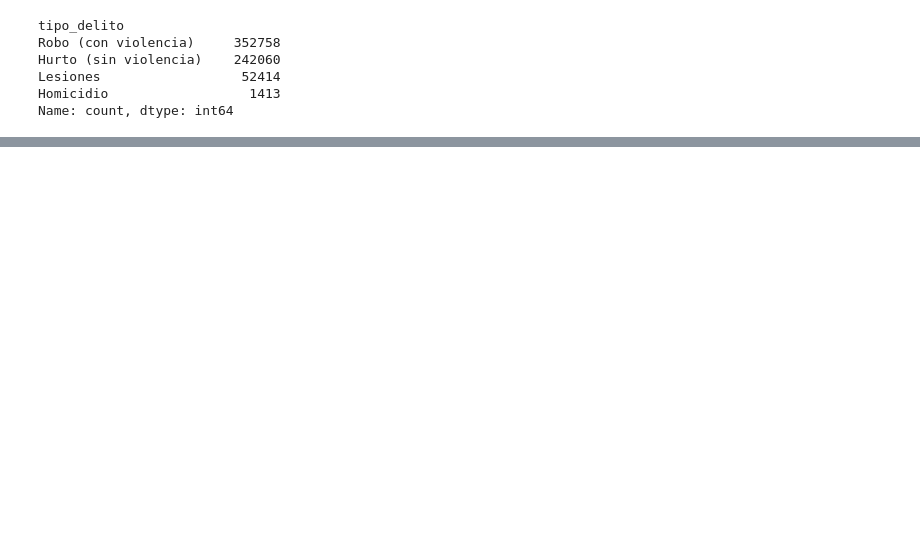
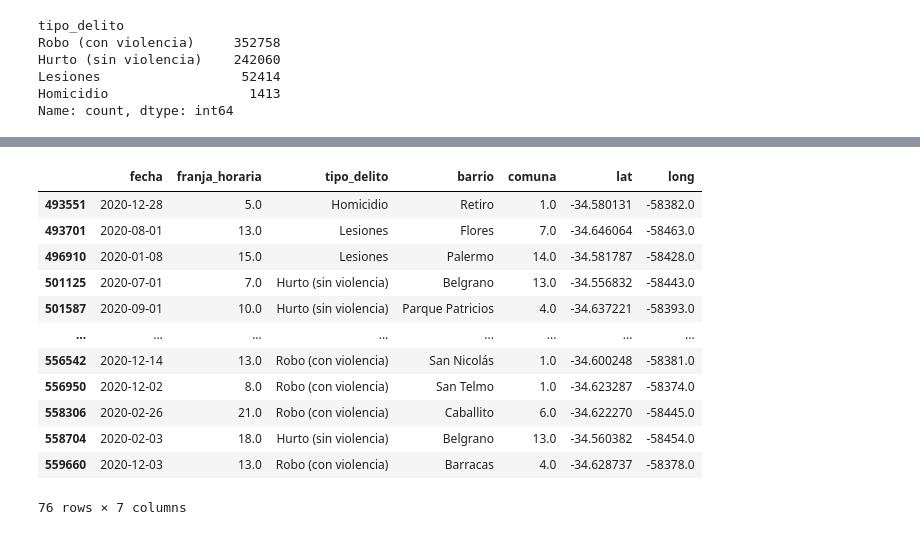
Before and after one commit to ctalamilla/analitica_delitos, a Jupyter notebook: delitos_etl.ipynb, the cells around one changed output, grey strips where cells are left out. Cells and saved outputs as stored; diff of their text form; code cells hidden in the pictures; blank space fills up the shorter version.

```diff
--- a/delitos_etl.ipynb
+++ b/delitos_etl.ipynb
@@ -81,3 +81,13 @@ extract_load(links)
 648645 rows × 7 columns
 # %%
 delitos = pd.read_csv("./datalake/delitos_consolidado.csv",  low_memory=False).drop("Unnamed: 0", axis=1)
+# %%
+def safe_float_conversion(value):
+    try:
+        return float(value.replace(',', '.'))
+    except (ValueError, AttributeError):
+        return np.nan
+# %%
+delitos["lat"] = delitos["lat"].apply(safe_float_conversion)
+delitos["long"] = delitos["long"].apply(safe_float_conversion)
+delitos["franja_horaria"] = delitos["franja_horaria"].apply(safe_float_conversion)
@@ -132,0 +152,16 @@ fig.show()
+# %%
+delitos.loc[delitos['long']<-59]
+# %% [output]
+|  | fecha | franja_horaria | tipo_delito | barrio | comuna | lat | long |
+| 493551 | 2020-12-28 | 5.0 | Homicidio | Retiro | 1.0 | -34.580131 | -58382.0 |
+| 493701 | 2020-08-01 | 13.0 | Lesiones | Flores | 7.0 | -34.646064 | -58463.0 |
+| 496910 | 2020-01-08 | 15.0 | Lesiones | Palermo | 14.0 | -34.581787 | -58428.0 |
+| 501125 | 2020-07-01 | 7.0 | Hurto (sin violencia) | Belgrano | 13.0 | -34.556832 | -58443.0 |
+| 501587 | 2020-09-01 | 10.0 | Hurto (sin violencia) | Parque Patricios | 4.0 | -34.637221 | -58393.0 |
+| ... | ... | ... | ... | ... | ... | ... | ... |
+| 556542 | 2020-12-14 | 13.0 | Robo (con violencia) | San Nicolás | 1.0 | -34.600248 | -58381.0 |
+| 556950 | 2020-12-02 | 8.0 | Robo (con violencia) | San Telmo | 1.0 | -34.623287 | -58374.0 |
+| 558306 | 2020-02-26 | 21.0 | Robo (con violencia) | Caballito | 6.0 | -34.622270 | -58445.0 |
+| 558704 | 2020-02-03 | 18.0 | Hurto (sin violencia) | Belgrano | 13.0 | -34.560382 | -58454.0 |
+| 559660 | 2020-12-03 | 13.0 | Robo (con violencia) | Barracas | 4.0 | -34.628737 | -58378.0 |
+76 rows × 7 columns
```
Also changed, not shown: parts of 4 cells of this notebook.
